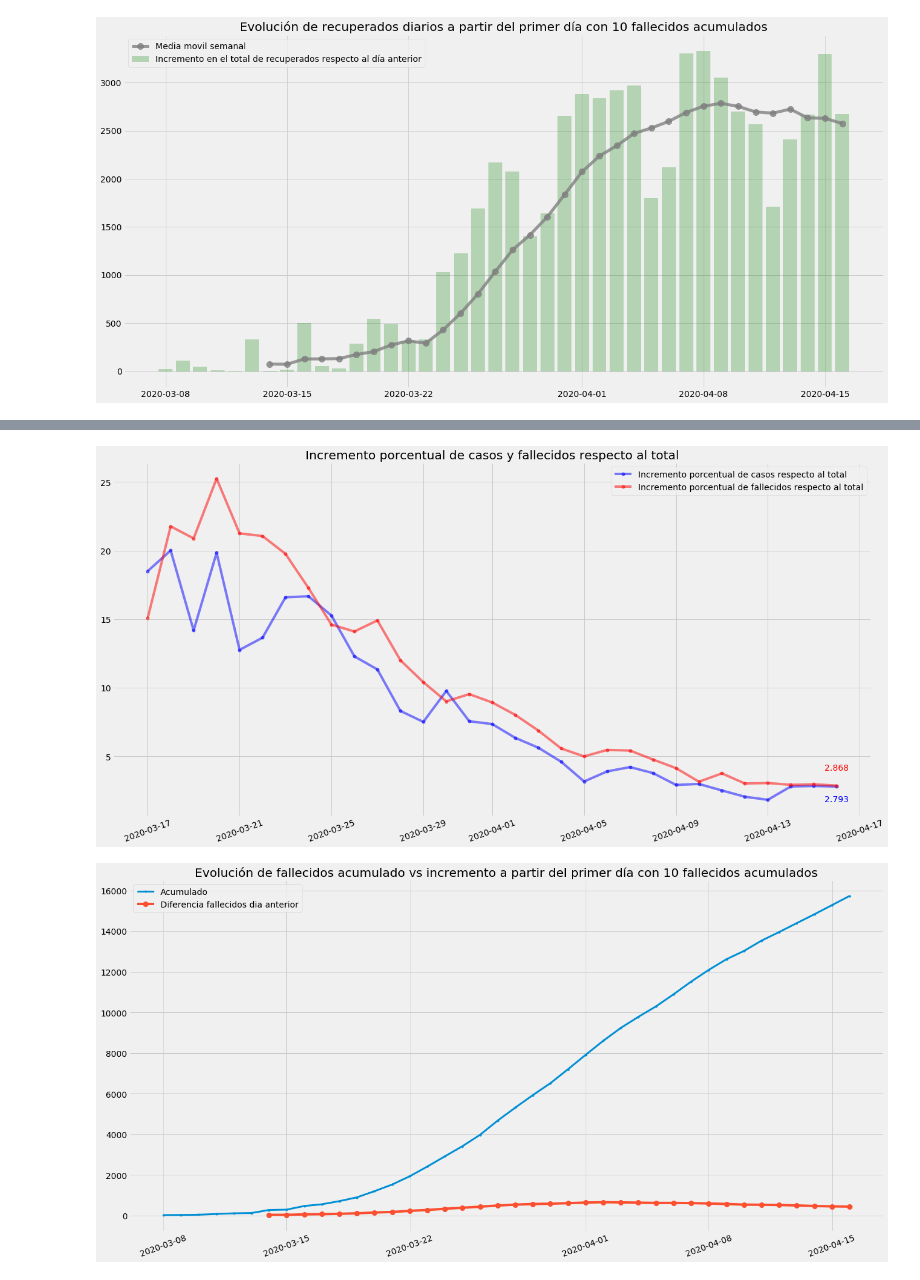
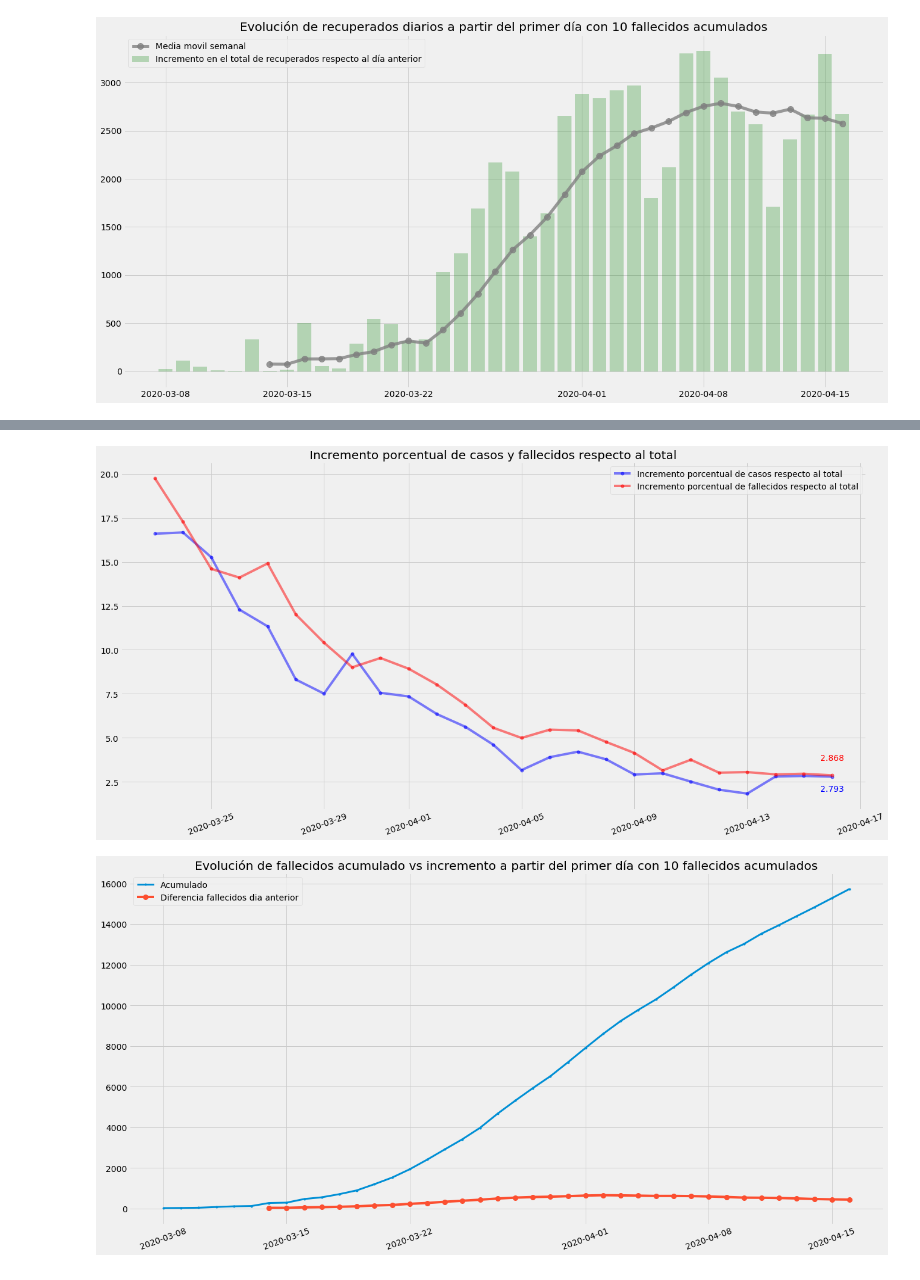
Before and after one commit to guille-arguello/covid19_spain, a Jupyter notebook: COVID-19 Spain daily analysis.ipynb, the cells around one changed output, grey strips where cells are left out. Drawn from its saved outputs; the diff is of its cells as text; code cells hidden in the pictures.

```diff
--- a/COVID-19 Spain daily analysis.ipynb
+++ b/COVID-19 Spain daily analysis.ipynb
@@ -238,29 +255,29 @@ plt.savefig(r'C:\Users\guillermo.arguello\Documents\GitHub\covid19_spain\resourc
 # %%
-start, end = '2020-03-17 00:00:00', data_es.index.max()
+start, end = '2020-03-23 00:00:00', data_es.index.max()
 # Plot daily and weekly resampled time series together
 fig, ax = plt.subplots(figsize=(20,10))
 ax.plot(data_es.loc[start:end, 'Incremento porcentual de casos respecto al total'],
 marker='o', markersize=5, linestyle='-',alpha=0.5,color='blue',
         label='Incremento porcentual de casos respecto al total')
 
 ax.plot(data_es.loc[start:end, 'Incremento porcentual de fallecidos respecto al total'],
 marker='o', markersize=5, alpha=0.5,color='red',linestyle='-', label='Incremento porcentual de fallecidos respecto al total')
 
 plt.xticks(rotation=20)
 plt.title("Incremento porcentual de casos y fallecidos respecto al total")
 plt.annotate(data_es.loc[end, 'Incremento porcentual de casos respecto al total'], # this is the text
                  (end,data_es.loc[end, 'Incremento porcentual de casos respecto al total']), # this is the point to label
                  textcoords="offset points", # how to position the text
                  xytext=(0,-25), # distance from text to points (x,y)
                  ha='center',color='blue') # horizontal alignment can be left, right or center
 plt.annotate(data_es.loc[end, 'Incremento porcentual de fallecidos respecto al total'], # this is the text
                  (end,data_es.loc[end, 'Incremento porcentual de fallecidos respecto al total']), # this is the point to label
                  textcoords="offset points", # how to position the text
                  xytext=(0,25), # distance from text to points (x,y)
                  ha='center',color='red') # horizontal alignment can be left, right or center
 ax.legend();
 # %% [output]
-[figure, old version]
+[figure, new version]
 # %%
 start, end = data_es.index.min(), data_es.index.max()
 # Plot daily and weekly resampled time series together
```
Also changed, not shown: parts of 18 cells of this notebook, 2 other files.
